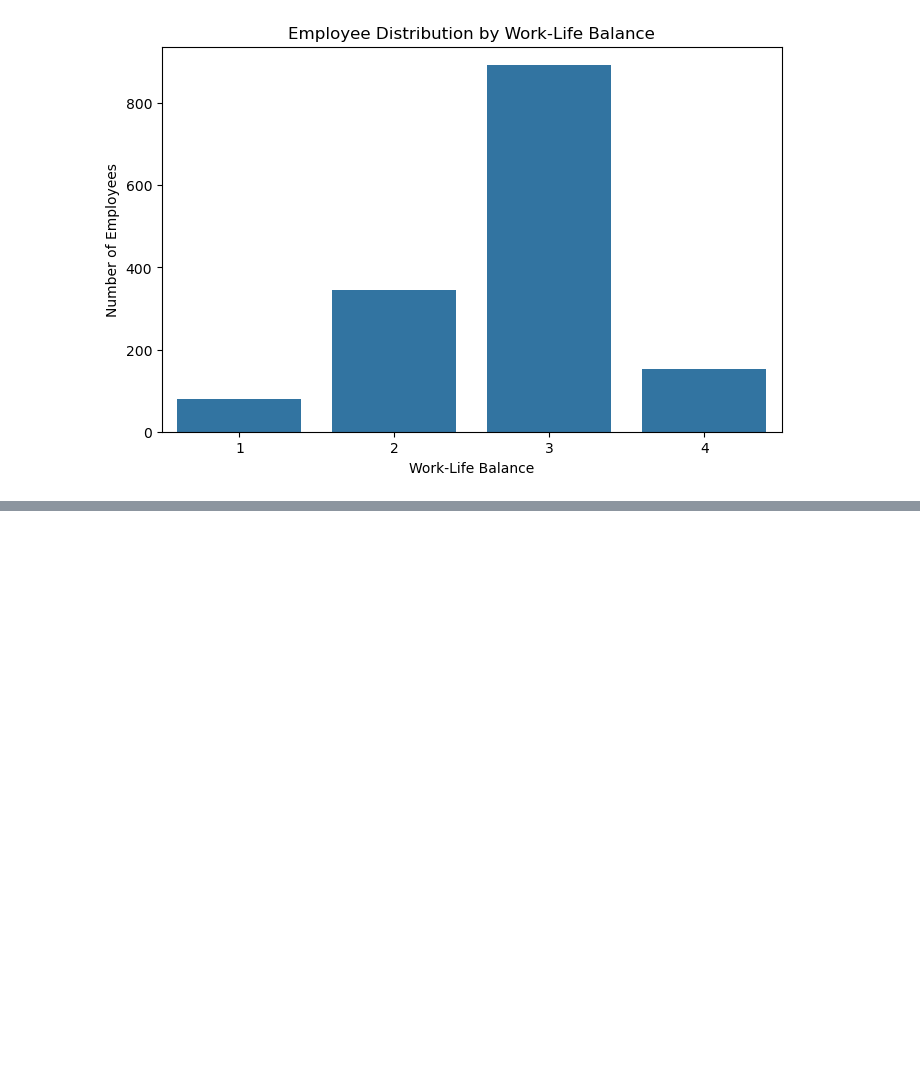
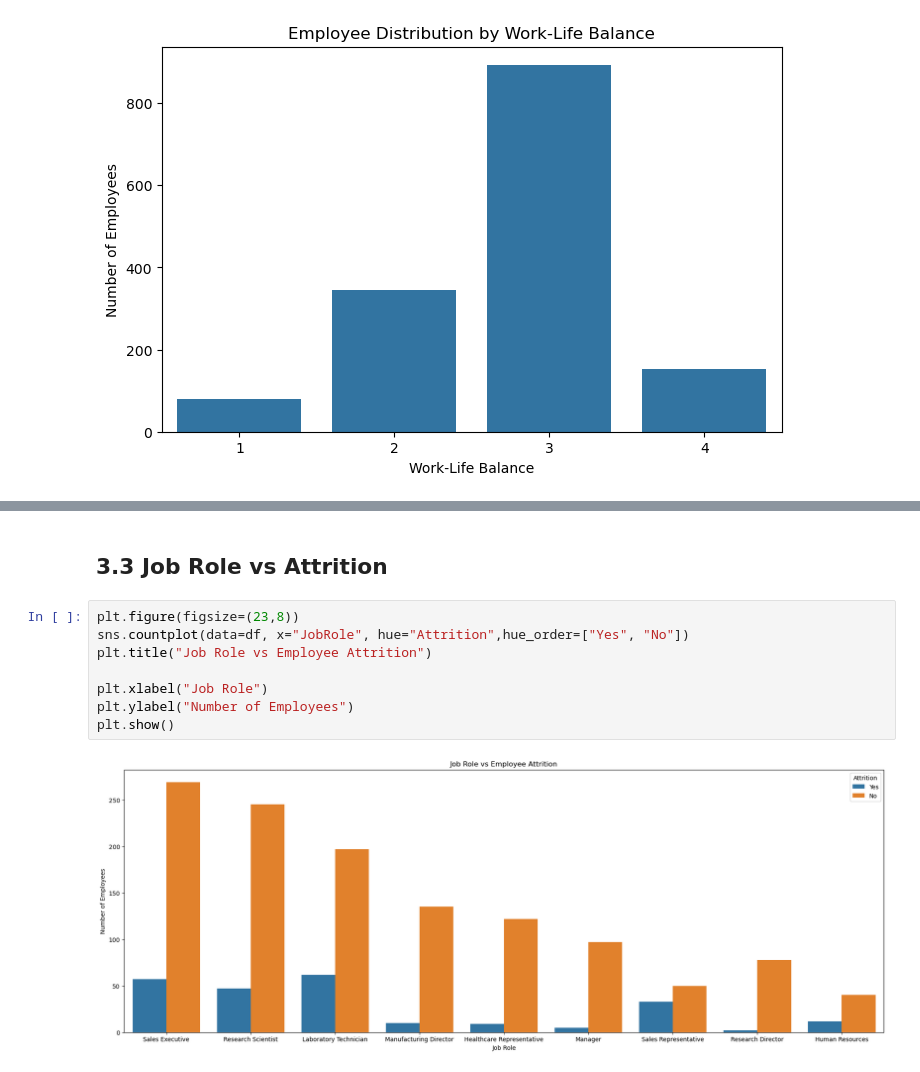
Before and after one commit to Geeth-31/EMPLOYEE-ATTRITION-ANALYSIS-PROJECT, a Jupyter notebook: notebooks/02_Exploratory_Data_Analysis.ipynb, the cells around one changed output, grey strips where cells are left out. Saved outputs shown, nothing was run; the diff lists cells and outputs as text; blank space fills up the shorter version.

```diff
--- a/notebooks/02_Exploratory_Data_Analysis.ipynb
+++ b/notebooks/02_Exploratory_Data_Analysis.ipynb
@@ -248,0 +275,12 @@ plt.show()
+# %% [markdown]
+## 3.3 Job Role vs Attrition
+# %%
+plt.figure(figsize=(23,8))
+sns.countplot(data=df, x="JobRole", hue="Attrition",hue_order=["Yes", "No"])
+plt.title("Job Role vs Employee Attrition")
+
+plt.xlabel("Job Role")
+plt.ylabel("Number of Employees")
+plt.show()
+# %% [output]
+[figure, added]
```
Also changed, not shown: parts of 59 cells of this notebook.
